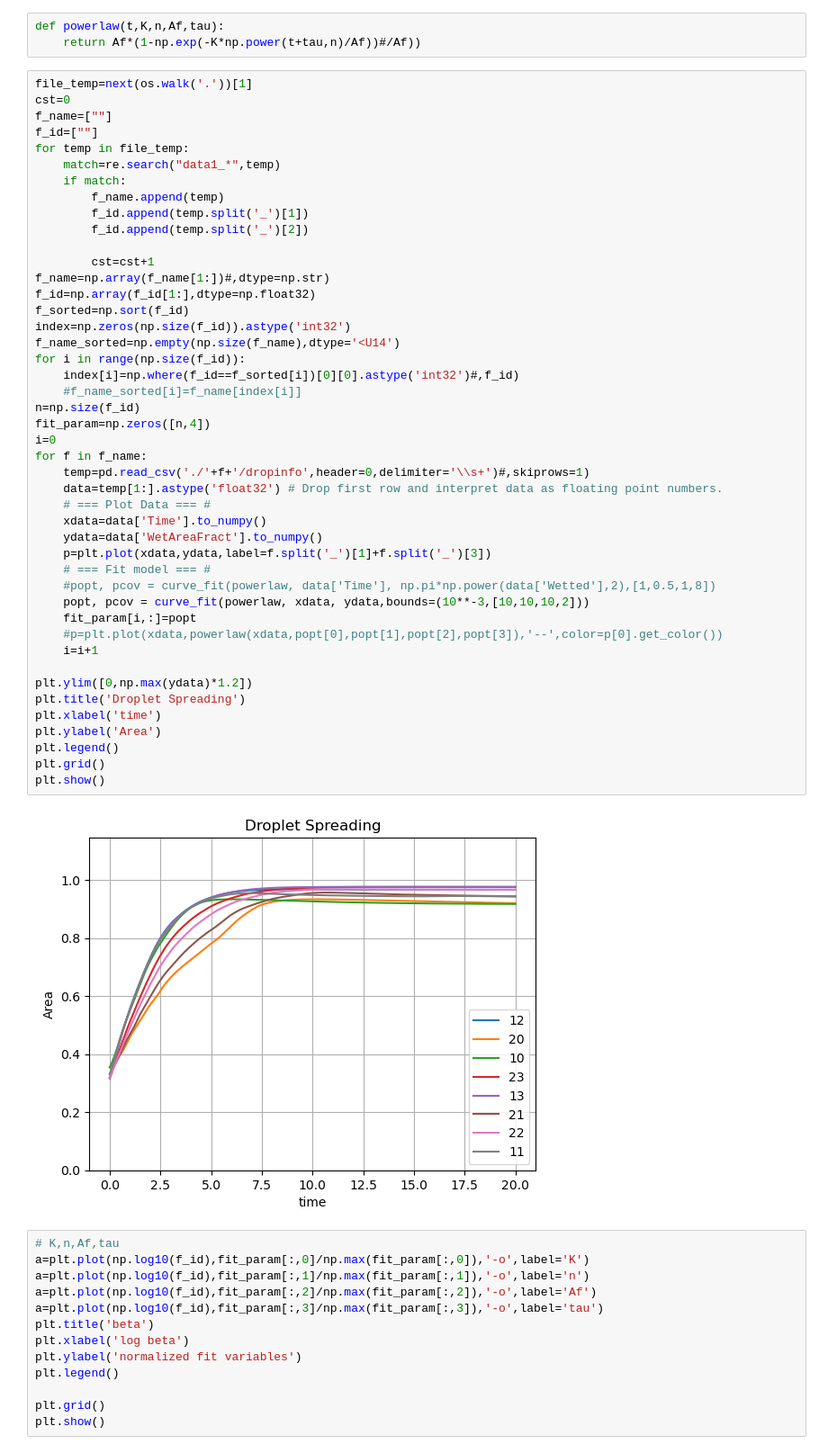
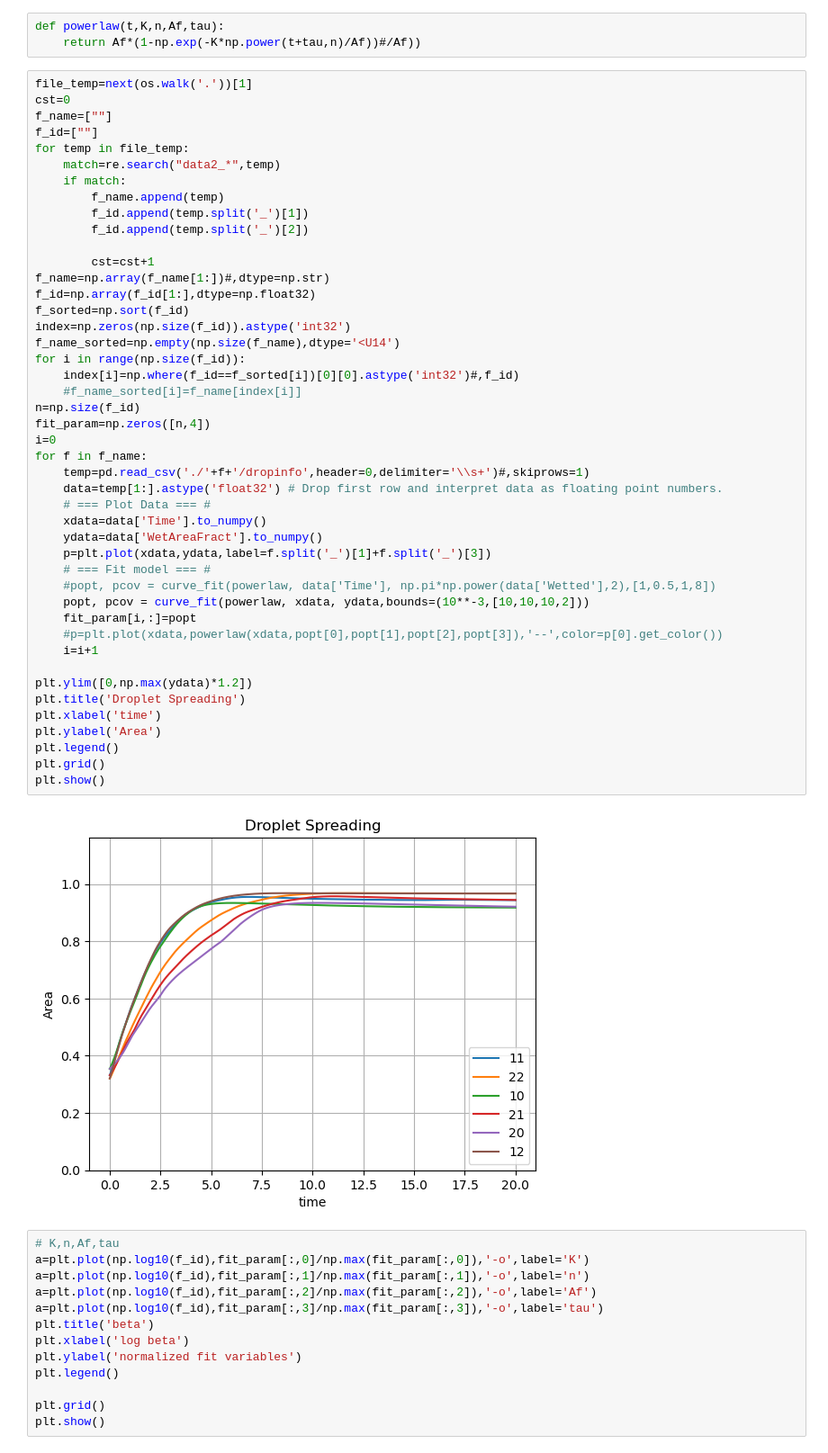
Before and after one commit to pmt58/Droplet_NGA2, a Jupyter notebook: data_analysis.ipynb, the cells around one changed output. Shown: that part at 90% size. Drawn from its saved outputs; the diff is of its cells as text.

```diff
--- a/data_analysis.ipynb
+++ b/data_analysis.ipynb
@@ -15,7 +15,7 @@ cst=0
 f_name=[""]
 f_id=[""]
 for temp in file_temp:
-    match=re.search("data1_*",temp)
+    match=re.search("data2_*",temp)
     if match:
         f_name.append(temp)
         f_id.append(temp.split('_')[1])
@@ -28,34 +28,34 @@ f_sorted=np.sort(f_id)
 index=np.zeros(np.size(f_id)).astype('int32')
 f_name_sorted=np.empty(np.size(f_name),dtype='<U14')
 for i in range(np.size(f_id)):
     index[i]=np.where(f_id==f_sorted[i])[0][0].astype('int32')#,f_id)
     #f_name_sorted[i]=f_name[index[i]]
 n=np.size(f_id)
 fit_param=np.zeros([n,4])
 i=0
 for f in f_name:
     temp=pd.read_csv('./'+f+'/dropinfo',header=0,delimiter='\\s+')#,skiprows=1)
     data=temp[1:].astype('float32') # Drop first row and interpret data as floating point numbers.
     # === Plot Data === #
     xdata=data['Time'].to_numpy()
     ydata=data['WetAreaFract'].to_numpy()
     p=plt.plot(xdata,ydata,label=f.split('_')[1]+f.split('_')[3])
     # === Fit model === #
     #popt, pcov = curve_fit(powerlaw, data['Time'], np.pi*np.power(data['Wetted'],2),[1,0.5,1,8])
     popt, pcov = curve_fit(powerlaw, xdata, ydata,bounds=(10**-3,[10,10,10,2]))
     fit_param[i,:]=popt
     #p=plt.plot(xdata,powerlaw(xdata,popt[0],popt[1],popt[2],popt[3]),'--',color=p[0].get_color())
     i=i+1
 
 plt.ylim([0,np.max(ydata)*1.2])
 plt.title('Droplet Spreading')
 plt.xlabel('time')
 plt.ylabel('Area')
 plt.legend()
 plt.grid()
 plt.show()
 # %% [output]
-[figure, old version]
+[figure, new version]
 # %%
 # K,n,Af,tau
 a=plt.plot(np.log10(f_id),fit_param[:,0]/np.max(fit_param[:,0]),'-o',label='K')
```
Also changed, not shown: 2 other files.
